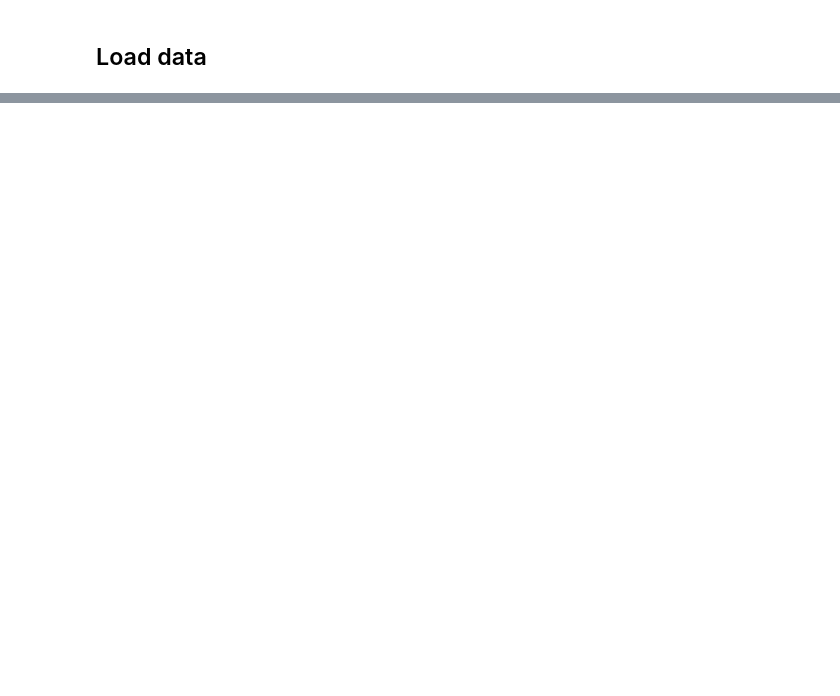
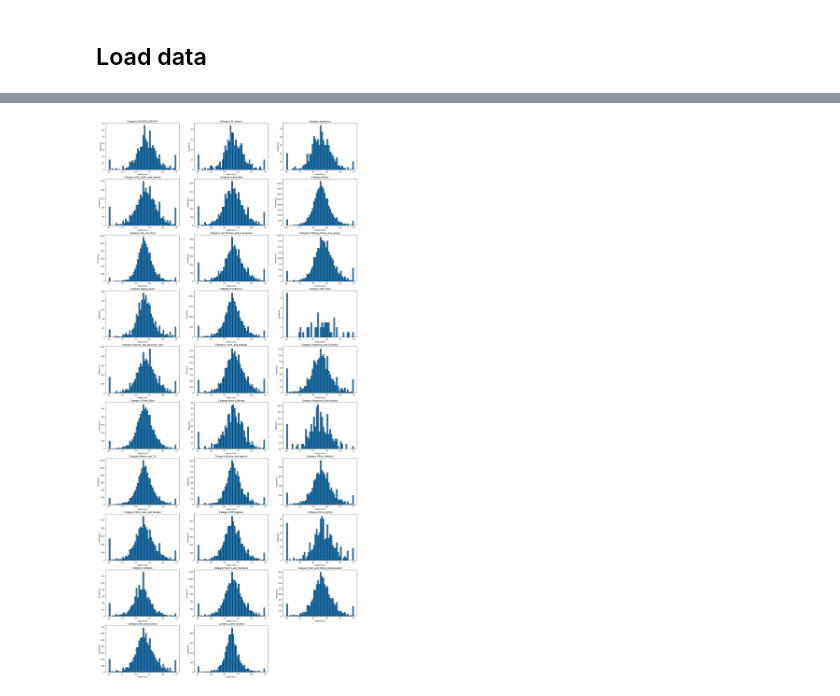
Before and after one commit to mkleinegger/amazon-reviews-sentinent-analysis, a Jupyter notebook: 3.2_analysis.ipynb, the cells around one changed output, grey strips where cells are left out. Saved outputs shown, nothing was run; the diff lists cells and outputs as text; code cells hidden in the pictures; blank space fills up the shorter version.

```diff
--- a/3.2_analysis.ipynb
+++ b/3.2_analysis.ipynb
@@ -24 +26,4 @@ from pyspark.sql import SparkSession
 from textblob import TextBlob
+# %%
+from pyspark.sql import SparkSession
+spark = SparkSession.builder.getOrCreate()
@@ -40,0 +42,2 @@ categories = data['category'].drop_duplicates().reset_index(drop=True).to_pandas
+# %%
+categories = ['AMAZON_FASHION', 'All_Beauty', 'Appliances', 'Arts_Crafts_and_Sewing', 'Automotive', 'Books', 'CDs_and_Vinyl', 'Cell_Phones_and_Accessories', 'Clothing_Shoes_and_Jewelry', 'Digital_Music', 'Electronics', 'Gift_Cards', 'Grocery_and_Gourmet_Food', 'Home_and_Kitchen', 'Industrial_and_Scientific', 'Kindle_Store', 'Luxury_Beauty', 'Magazine_Subscriptions', 'Movies_and_TV', 'Musical_Instruments', 'Office_Products', 'Patio_Lawn_and_Garden', 'Pet_Supplies', 'Prime_Pantry', 'Software', 'Sports_and_Outdoors', 'Tools_and_Home_Improvement', 'Toys_and_Games', 'Video_Games']
@@ -93,0 +153,14 @@ def apply_sentiment_analysis(df):
+# %%
+#test2 = ps.read_parquet(f'/data/{"question2_test3"}.parquet')
+df = spark.read.parquet(f'/data/{"question2_calc"}.parquet')
+df2 = df.groupBy("category", "reviewText-sentiment-subjectivity").agg(count("*").alias("count"))
+df2_wide = df2.groupBy("category").pivot("reviewText-sentiment-subjectivity").sum("count")
+df2_wide.fillna(0)
+
+#calc_sum = udf(lambda x: x['very_subjective'] + x['subjective'] + x['neutral'] + x['objective'] + x['very_objective'], DoubleType())
+
+df2_wide = df2_wide.withColumn("number_of_reviews", col("very_subjective") + col("subjective") + col("neutral") + col("objective") + col("very_objective"))
+
+df_average = df.groupBy("category").agg(avg("reviewText-subjectivity").alias("average_subjectivity"))
+df2_wide = df2_wide.join(df_average, "category", "inner")
+df2_wide.show()
@@ -93,0 +192,22 @@ def apply_sentiment_analysis(df):
+# %%
+import pandas as pd
+import matplotlib.pyplot as plt
+
+fig, axes = plt.subplots(len(categories)//3+1, 3, figsize=(25, 55))
+axes = axes.flatten()
+
+for i, category in enumerate(categories):
+    dist = df.filter(df.category == category).select("reviewText-subjectivity").rdd.flatMap(lambda x: x).collect()
+
+    # Plot a histogram using matplotlib
+    axes[i].hist(dist, bins=50, edgecolor='black')
+    axes[i].set_title(f'Category {category}')
+    # Customize the plot
+
+    axes[i].set_xlabel('Subjectivity')
+    axes[i].set_ylabel('Frequency')
+
+fig.delaxes(axes[-1])
+plt.show()
+# %% [output]
+[figure, added]
```
Also changed, not shown: parts of 26 cells of this notebook, 2 other files.
